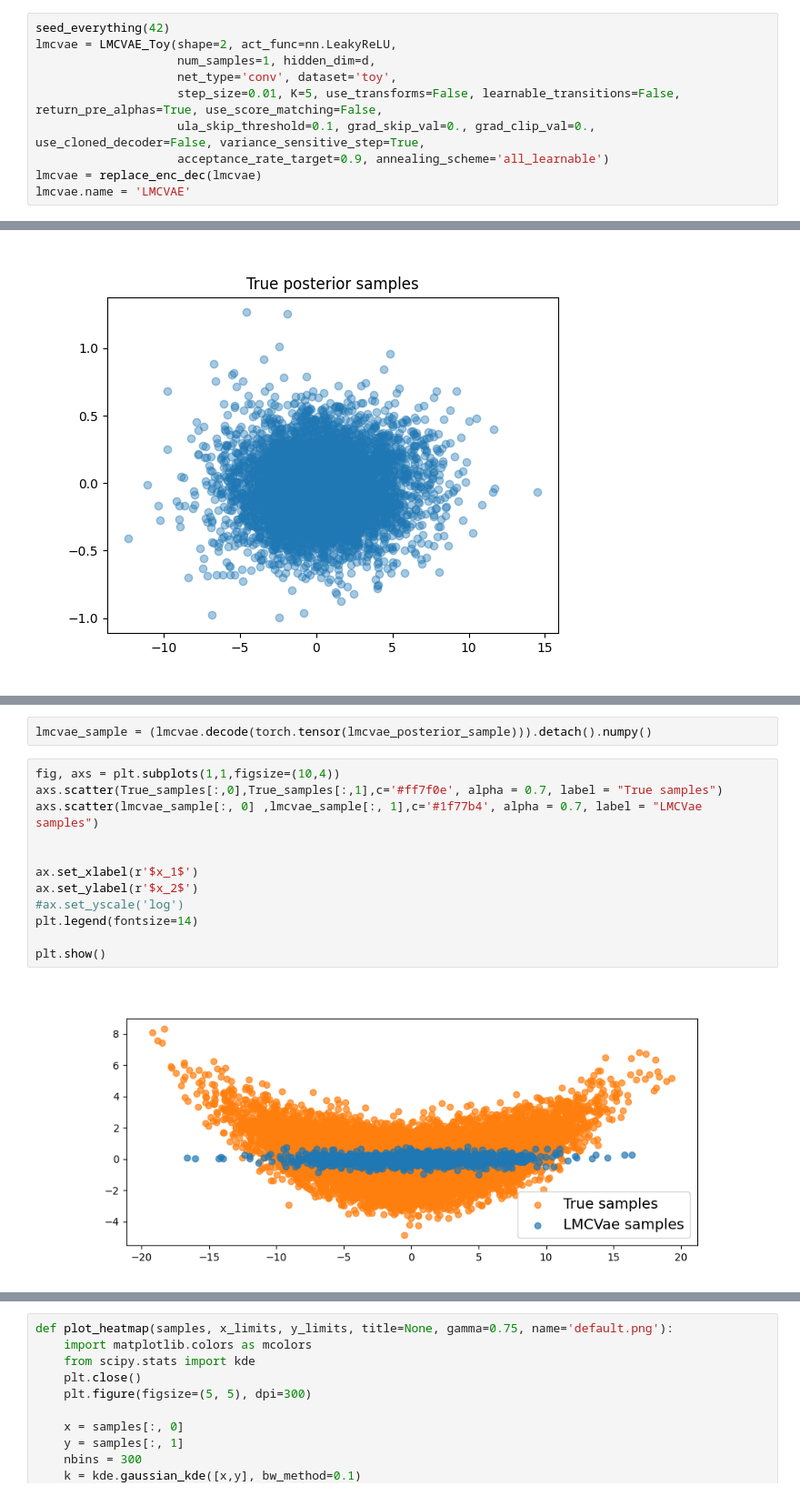
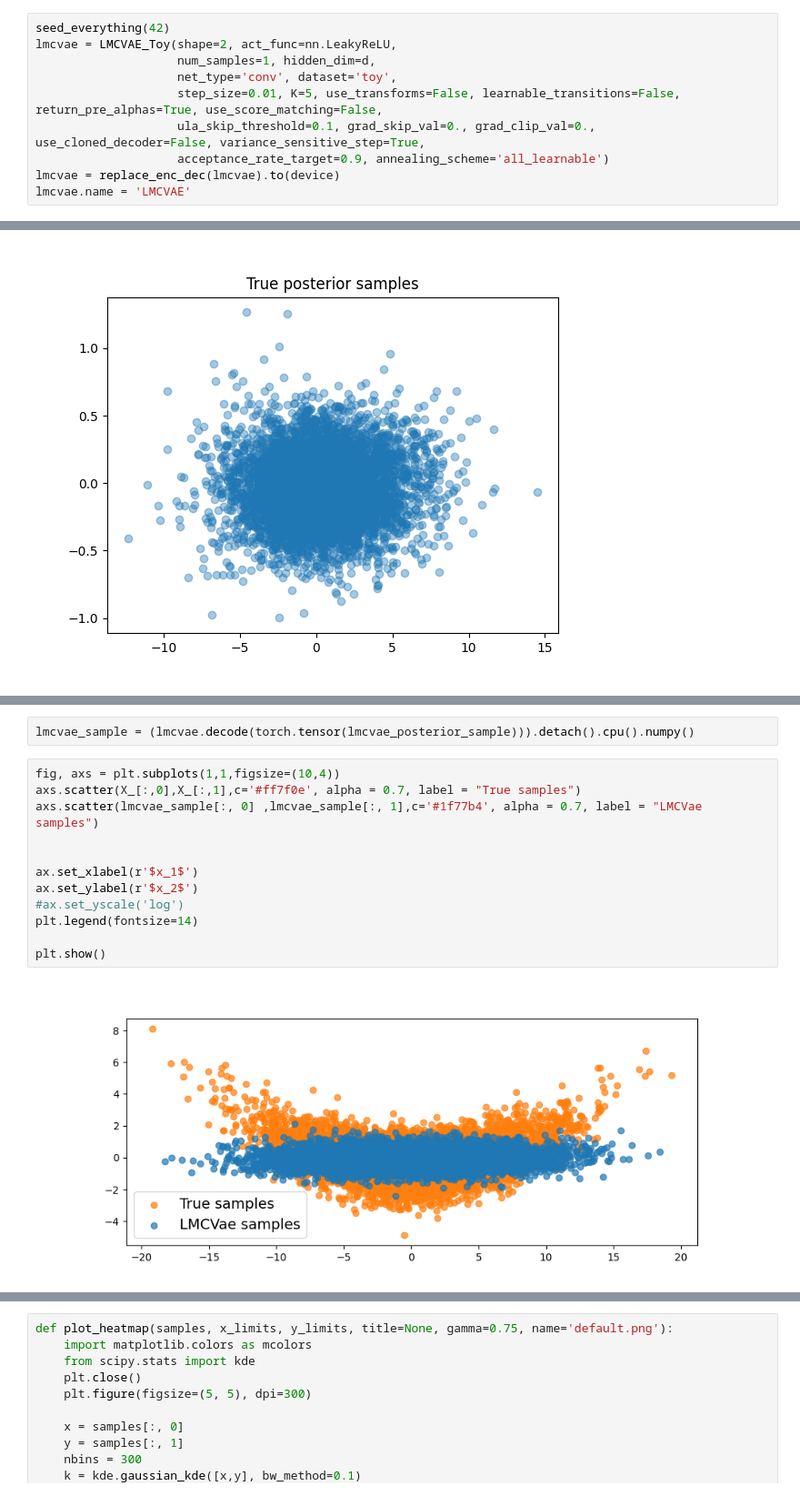
Before and after one commit to MetalistForever/Big-data-mathematics, a Jupyter notebook: experiments/banana/banana_experiment.ipynb, the cells around one changed output, grey strips where cells are left out. Shown at 91% size. Cells and saved outputs as stored; diff of their text form.

```diff
--- a/experiments/banana/banana_experiment.ipynb
+++ b/experiments/banana/banana_experiment.ipynb
@@ -204,5 +216,5 @@ lmcvae = LMCVAE_Toy(shape=2, act_func=nn.LeakyReLU,
                     step_size=0.01, K=5, use_transforms=False, learnable_transitions=False, return_pre_alphas=True, use_score_matching=False,
                     ula_skip_threshold=0.1, grad_skip_val=0., grad_clip_val=0., use_cloned_decoder=False, variance_sensitive_step=True,
                     acceptance_rate_target=0.9, annealing_scheme='all_learnable')
-lmcvae = replace_enc_dec(lmcvae)
+lmcvae = replace_enc_dec(lmcvae).to(device)
 lmcvae.name = 'LMCVAE'
@@ -385,19 +408,19 @@ RuntimeError: Expected all tensors to be on the same device, but found at least
 # %%
-lmcvae_sample = (lmcvae.decode(torch.tensor(lmcvae_posterior_sample))).detach().numpy()
+lmcvae_sample = (lmcvae.decode(torch.tensor(lmcvae_posterior_sample))).detach().cpu().numpy()
 # %%
 fig, axs = plt.subplots(1,1,figsize=(10,4))
-axs.scatter(True_samples[:,0],True_samples[:,1],c='#ff7f0e', alpha = 0.7, label = "True samples")
+axs.scatter(X_[:,0],X_[:,1],c='#ff7f0e', alpha = 0.7, label = "True samples")
 axs.scatter(lmcvae_sample[:, 0] ,lmcvae_sample[:, 1],c='#1f77b4', alpha = 0.7, label = "LMCVae samples")
 
 
 ax.set_xlabel(r'$x_1$')
 ax.set_ylabel(r'$x_2$')
 #ax.set_yscale('log')
 plt.legend(fontsize=14)
 
 plt.show()
 # %% [output]
-[figure, old version]
+[figure, new version]
 # %%
 fig, axs = plt.subplots(1,1,figsize=(10,4))
 axs.scatter(true_posterior_samples[:,0],true_posterior_samples[:,1],c='#ff7f0e', alpha = 0.7, label = "True samples")
```
Also changed, not shown: parts of 14 cells of this notebook, 15 other files.
